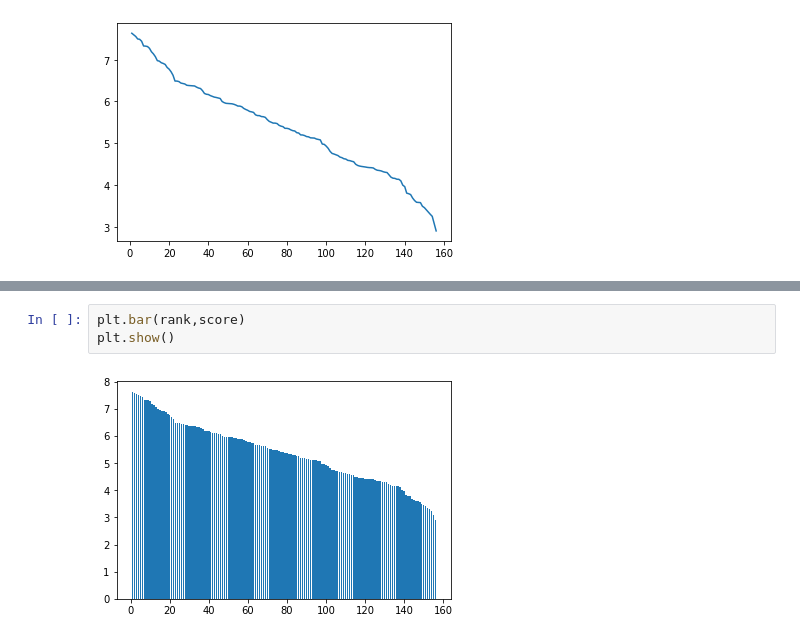
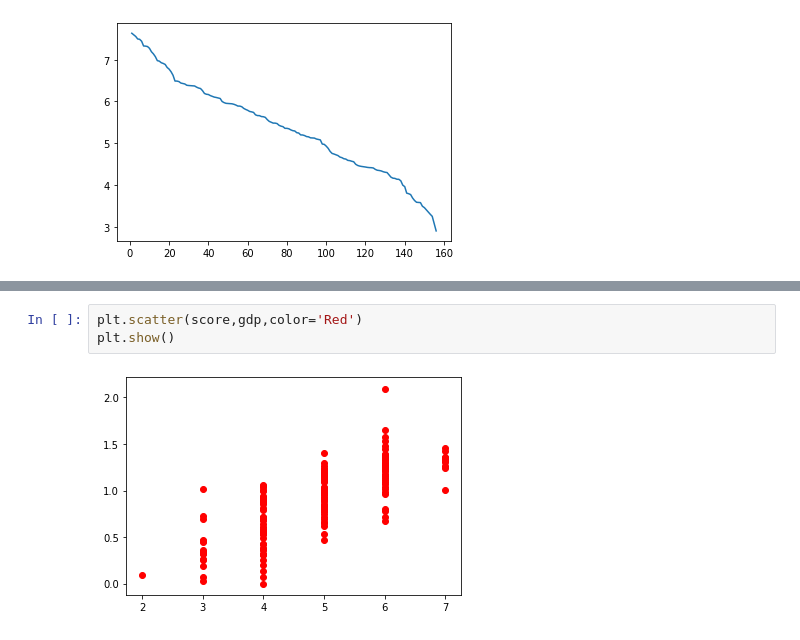
Before and after one commit to sagarbhadra7/Data-Science, a Jupyter notebook: Matplotlib_practice.ipynb, the cells around one changed output, grey strips where cells are left out. Saved outputs shown, nothing was run; the diff lists cells and outputs as text.

```diff
--- a/Matplotlib_practice.ipynb
+++ b/Matplotlib_practice.ipynb
@@ -42,5 +124,5 @@ plt.show()
 # %%
-plt.bar(rank,score)
+plt.scatter(score,gdp,color='Red')
 plt.show()
 # %% [output]
-[figure, old version]
+[figure, new version]
```
Also changed, not shown: parts of 16 cells of this notebook.
